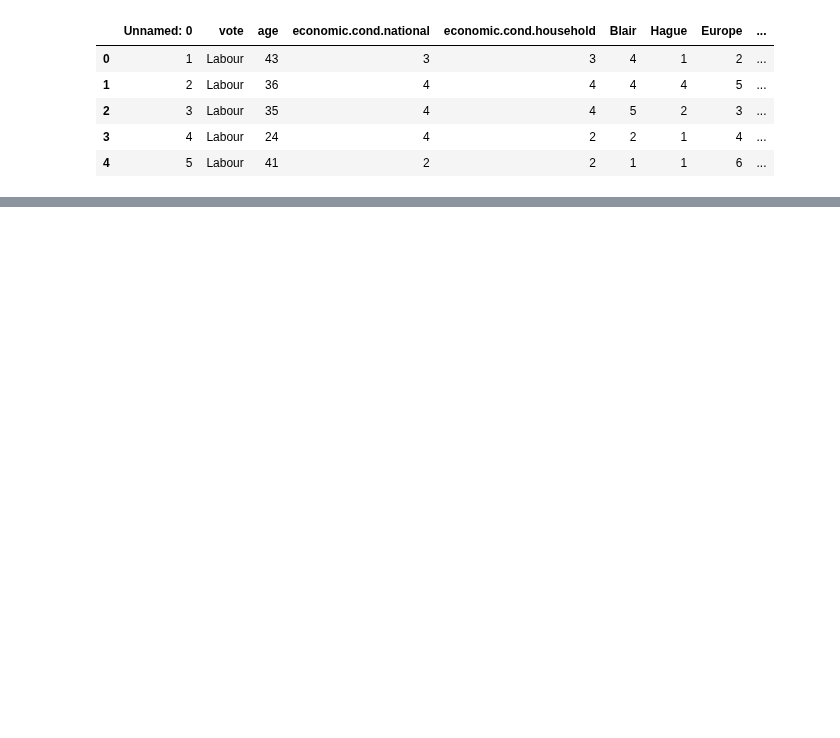
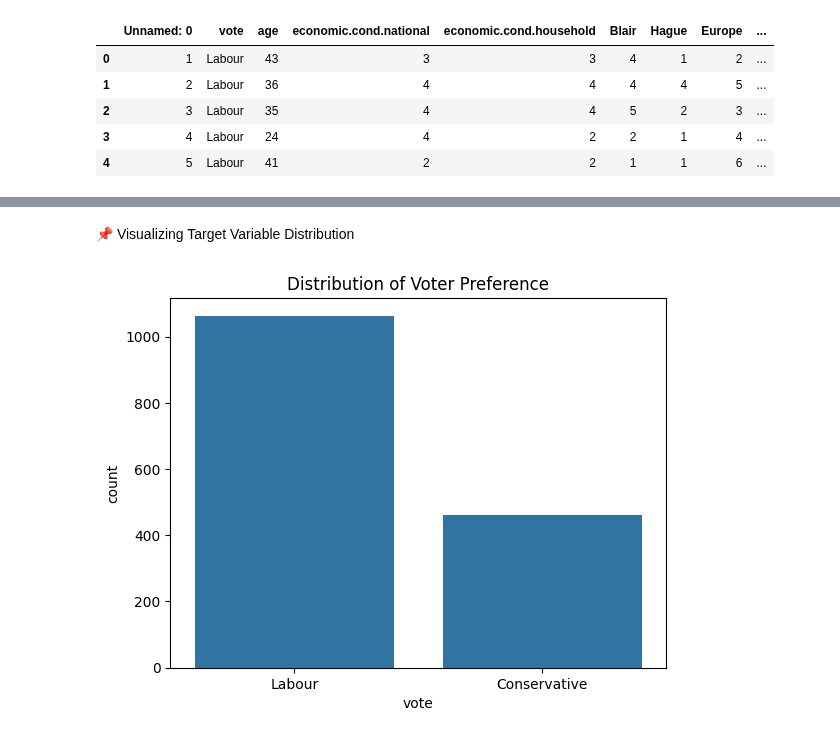
Before and after one commit to RaviSoni804426/Data-Code, a Jupyter notebook: PWIOI Class/End sem project/23b1_ravikumar095.ipynb, the cells around one changed output, grey strips where cells are left out. Cells and saved outputs as stored; diff of their text form; code cells hidden in the pictures; blank space fills up the shorter version.

```diff
--- a/PWIOI Class/End sem project/23b1_ravikumar095.ipynb
+++ b/PWIOI Class/End sem project/23b1_ravikumar095.ipynb
@@ -15,3 +17,5 @@ df.head()
 | 2 | 3 | Labour | 35 | 4 | 4 | 5 | 2 | 3 | ... |
 | 3 | 4 | Labour | 24 | 4 | 2 | 2 | 1 | 4 | ... |
 | 4 | 5 | Labour | 41 | 2 | 2 | 1 | 1 | 6 | ... |
+# %%
+df.drop(columns=['Unnamed: 0'], inplace=True)
@@ -17,0 +75,12 @@ df.head()
+# %% [markdown]
+📌 Visualizing Target Variable Distribution
+# %%
+import seaborn as sns
+import matplotlib.pyplot as plt
+
+# Count plot for 'vote' column
+sns.countplot(x=df["vote"])
+plt.title("Distribution of Voter Preference")
+plt.show()
+# %% [output]
+[figure, added]
```
Also changed, not shown: parts of 21 cells of this notebook.
